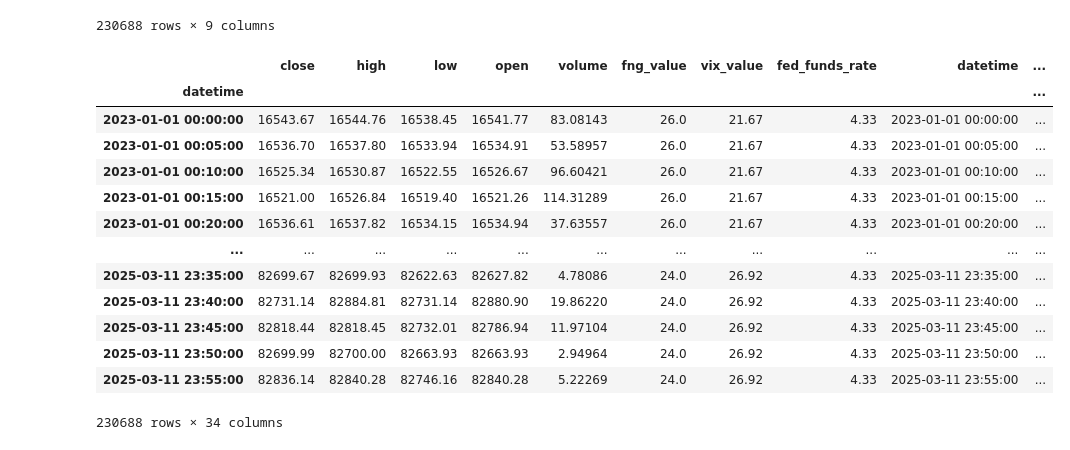
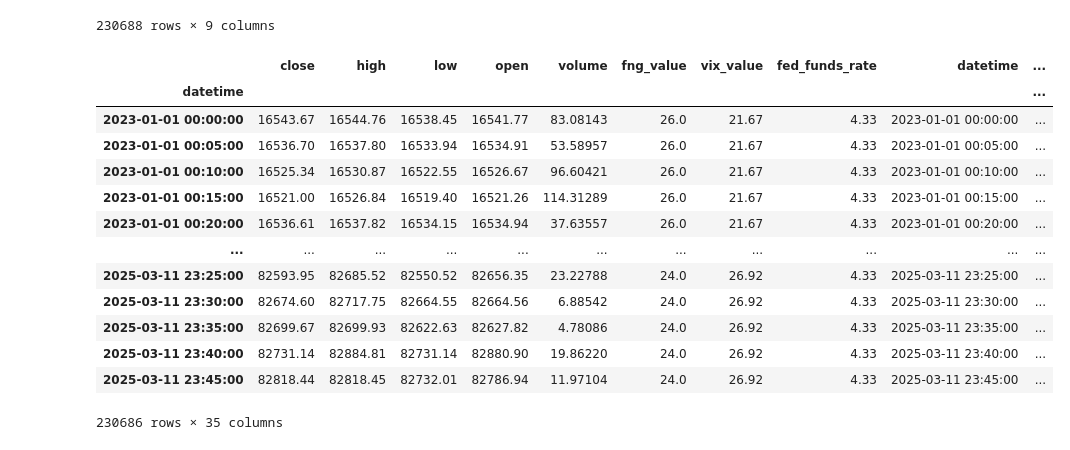
Before and after one commit to anton-voron/informer-validation, a Jupyter notebook: notebooks/btcusdt_dataset.ipynb, the cells around one changed output. Drawn from its saved outputs; the diff is of its cells as text; code cells hidden in the pictures.

```diff
--- a/notebooks/btcusdt_dataset.ipynb
+++ b/notebooks/btcusdt_dataset.ipynb
@@ -78,62 +76,70 @@ def preprocess_augment_data(data, interval):
     cum_sum *= cum_sum
     cum_sum = np.cumsum(cum_sum)
 
-    close = result['close'].to_numpy()
+    close = result['close']
+
     # 1h window
     obs_1h = 1 * (60 // interval)
     result['vol_1h'] = np.sqrt(cum_sum - np.pad(cum_sum[:-obs_1h], (obs_1h, 0), 'constant', constant_values=(0, 0)))
-    result['sma_1h_to_close'] = (talib.SMA(close, obs_1h) / result['close']).fillna(0)
-    result['ema_1h_to_close'] = (talib.EMA(close, obs_1h) / result['close']).fillna(0)
+    result['sma_1h_to_close'] = (ta.trend.sma_indicator(close, window=obs_1h) / result['close']).fillna(0)
+    result['ema_1h_to_close'] = (ta.trend.ema_indicator(close, window=obs_1h) / result['close']).fillna(0)
+
     # 1d window
     obs_1d = 24 * (60 // interval)
     result['vol_1d'] = np.sqrt(cum_sum - np.pad(cum_sum[:-obs_1d], (obs_1d, 0), 'constant', constant_values=(0, 0)))
-    result['sma_1d_to_close'] = (talib.SMA(close, obs_1d) / result['close']).fillna(0)
-    result['ema_1d_to_close'] = (talib.EMA(close, obs_1d) / result['close']).fillna(0)
+    result['sma_1d_to_close'] = (ta.trend.sma_indicator(close, window=obs_1d) / result['close']).fillna(0)
+    result['ema_1d_to_close'] = (ta.trend.ema_indicator(close, window=obs_1d) / result['close']).fillna(0)
+
     # 7d window
     obs_7d = 7 * 24 * (60 // interval)
     result['vol_7d'] = np.sqrt(cum_sum - np.pad(cum_sum[:-obs_7d], (obs_7d, 0), 'constant', constant_values=(0, 0)))
-    result['sma_7d_to_close'] = (talib.SMA(close, obs_7d) / result['close']).fillna(0)
+    result['sma_7d_to_close'] = (ta.trend.sma_indicator(close, window=obs_7d) / result['close']).fillna(0)
 
-    macd, signal, _ = talib.MACD(close, fastperiod=12, slowperiod=26, signalperiod=9)
-    result['macd'] = macd
-    result['macd'] = result['macd'].fillna(0)
-    result['macd_signal'] = signal
-    result['macd_signal'] = result['macd_signal'].fillna(0)
+    # MACD using ta module
+    result['macd'] = ta.trend.macd(close, window_slow=26, window_fast=12).fillna(0)
+    result['macd_signal'] = ta.trend.macd_signal(close, window_slow=26, window_fast=12, window_sign=9).fillna(0)
 
-    rsi = talib.RSI(close, timeperiod=14)
-    result['rsi'] = rsi
-    result['rsi'] = result['rsi'].fillna(0)
+    # RSI using ta module
+    result['rsi'] = ta.momentum.rsi(close, window=14).fillna(0)
 
-    upper, middle, lower = talib.BBANDS(close, 20, 2.0, 2.0)
-    result['low_bband_to_close'] = (lower / result['close']).fillna(0)
-    result['up_bband_to_close'] = (upper / result['close']).fillna(0)
-    result['mid_bband_to_close'] = (middle / result['close']).fillna(0)
+    # Bollinger Bands using ta module
+    bb_lower = ta.volatility.bollinger_lband(close, window=20, window_dev=2)
+    bb_upper = ta.volatility.bollinger_hband(close, window=20, window_dev=2)
+    bb_middle = ta.volatility.bollinger_mavg(close, window=20)
+
+    result['low_bband_to_close'] = (bb_lower / result['close']).fillna(0)
+    result['up_bband_to_close'] = (bb_upper / result['close']).fillna(0)
+    result['mid_bband_to_close'] = (bb_middle / result['close']).fillna(0)
+
+
+    # Target: return of the 5th future record
+    result['target'] = result['close'].shift(-2)
 
     result = result.dropna(axis=0)
     result['time_index'] = range(len(result))
 
     assert len(result.dropna()) == len(result)
     assert len(result['time_index'].unique()) == len(result)
 
     return result
 
 
 df_feat = preprocess_augment_data(df_5min, 5)
 
-df_feat.to_csv("/teamspace/studios/this_studio/informer-validation/data/btcusdt_5min_features.csv", index=False)
+df_feat.to_csv("/teamspace/studios/this_studio/informer-validation/data/btcusdt_5min_features_v2.csv", index=False)
 df_feat
 # %% [output]
 |  | close | high | low | open | volume | fng_value | vix_value | fed_funds_rate | datetime | ... |
 | datetime |  |  |  |  |  |  |  |  |  | ... |
 | 2023-01-01 00:00:00 | 16543.67 | 16544.76 | 16538.45 | 16541.77 | 83.08143 | 26.0 | 21.67 | 4.33 | 2023-01-01 00:00:00 | ... |
 | 2023-01-01 00:05:00 | 16536.70 | 16537.80 | 16533.94 | 16534.91 | 53.58957 | 26.0 | 21.67 | 4.33 | 2023-01-01 00:05:00 | ... |
 | 2023-01-01 00:10:00 | 16525.34 | 16530.87 | 16522.55 | 16526.67 | 96.60421 | 26.0 | 21.67 | 4.33 | 2023-01-01 00:10:00 | ... |
 | 2023-01-01 00:15:00 | 16521.00 | 16526.84 | 16519.40 | 16521.26 | 114.31289 | 26.0 | 21.67 | 4.33 | 2023-01-01 00:15:00 | ... |
 | 2023-01-01 00:20:00 | 16536.61 | 16537.82 | 16534.15 | 16534.94 | 37.63557 | 26.0 | 21.67 | 4.33 | 2023-01-01 00:20:00 | ... |
 | ... | ... | ... | ... | ... | ... | ... | ... | ... | ... | ... |
+| 2025-03-11 23:25:00 | 82593.95 | 82685.52 | 82550.52 | 82656.35 | 23.22788 | 24.0 | 26.92 | 4.33 | 2025-03-11 23:25:00 | ... |
+| 2025-03-11 23:30:00 | 82674.60 | 82717.75 | 82664.55 | 82664.56 | 6.88542 | 24.0 | 26.92 | 4.33 | 2025-03-11 23:30:00 | ... |
 | 2025-03-11 23:35:00 | 82699.67 | 82699.93 | 82622.63 | 82627.82 | 4.78086 | 24.0 | 26.92 | 4.33 | 2025-03-11 23:35:00 | ... |
 | 2025-03-11 23:40:00 | 82731.14 | 82884.81 | 82731.14 | 82880.90 | 19.86220 | 24.0 | 26.92 | 4.33 | 2025-03-11 23:40:00 | ... |
 | 2025-03-11 23:45:00 | 82818.44 | 82818.45 | 82732.01 | 82786.94 | 11.97104 | 24.0 | 26.92 | 4.33 | 2025-03-11 23:45:00 | ... |
-| 2025-03-11 23:50:00 | 82699.99 | 82700.00 | 82663.93 | 82663.93 | 2.94964 | 24.0 | 26.92 | 4.33 | 2025-03-11 23:50:00 | ... |
-| 2025-03-11 23:55:00 | 82836.14 | 82840.28 | 82746.16 | 82840.28 | 5.22269 | 24.0 | 26.92 | 4.33 | 2025-03-11 23:55:00 | ... |
-230688 rows × 34 columns
+230686 rows × 35 columns
```
Also changed, not shown: parts of 2 cells of this notebook, 10 other files.
